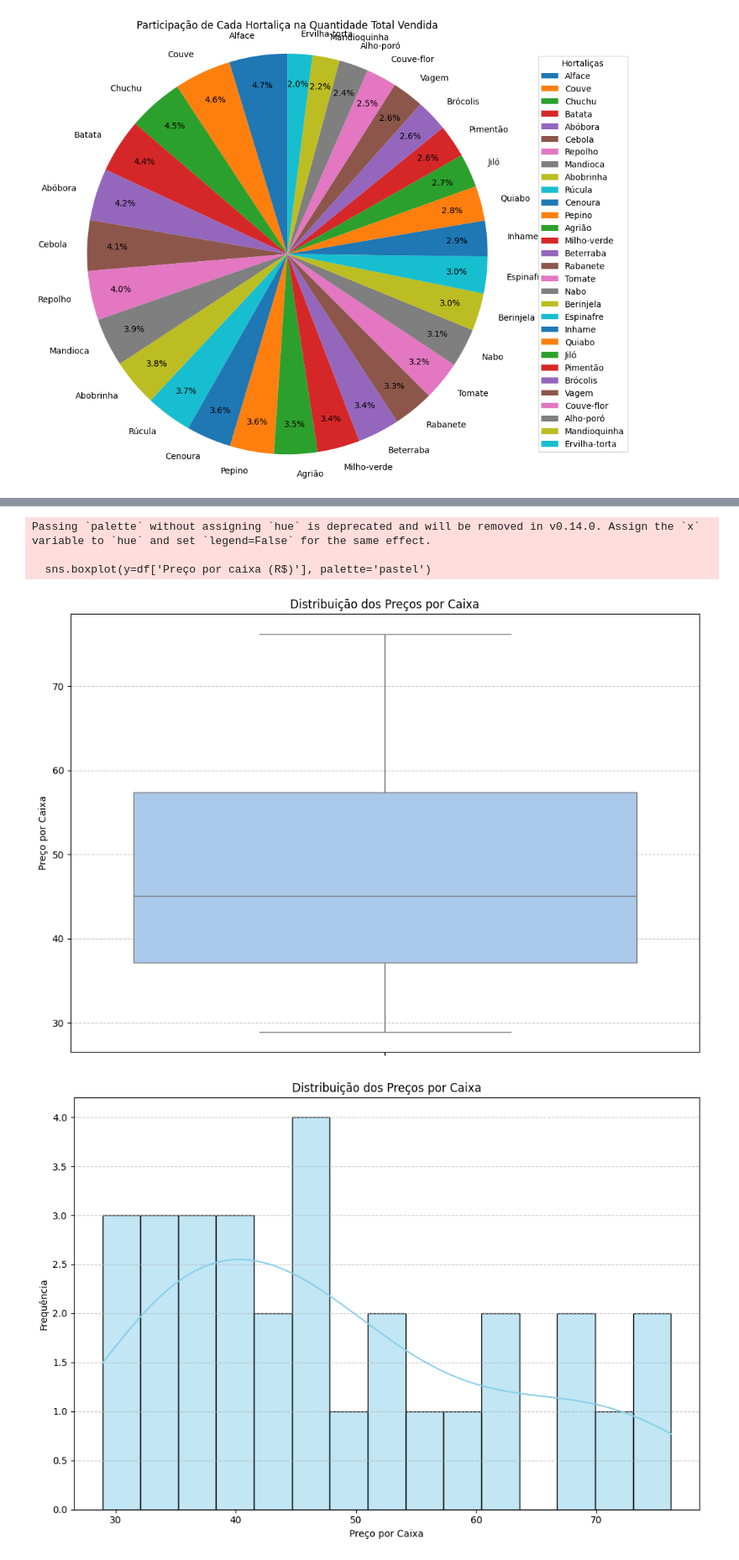
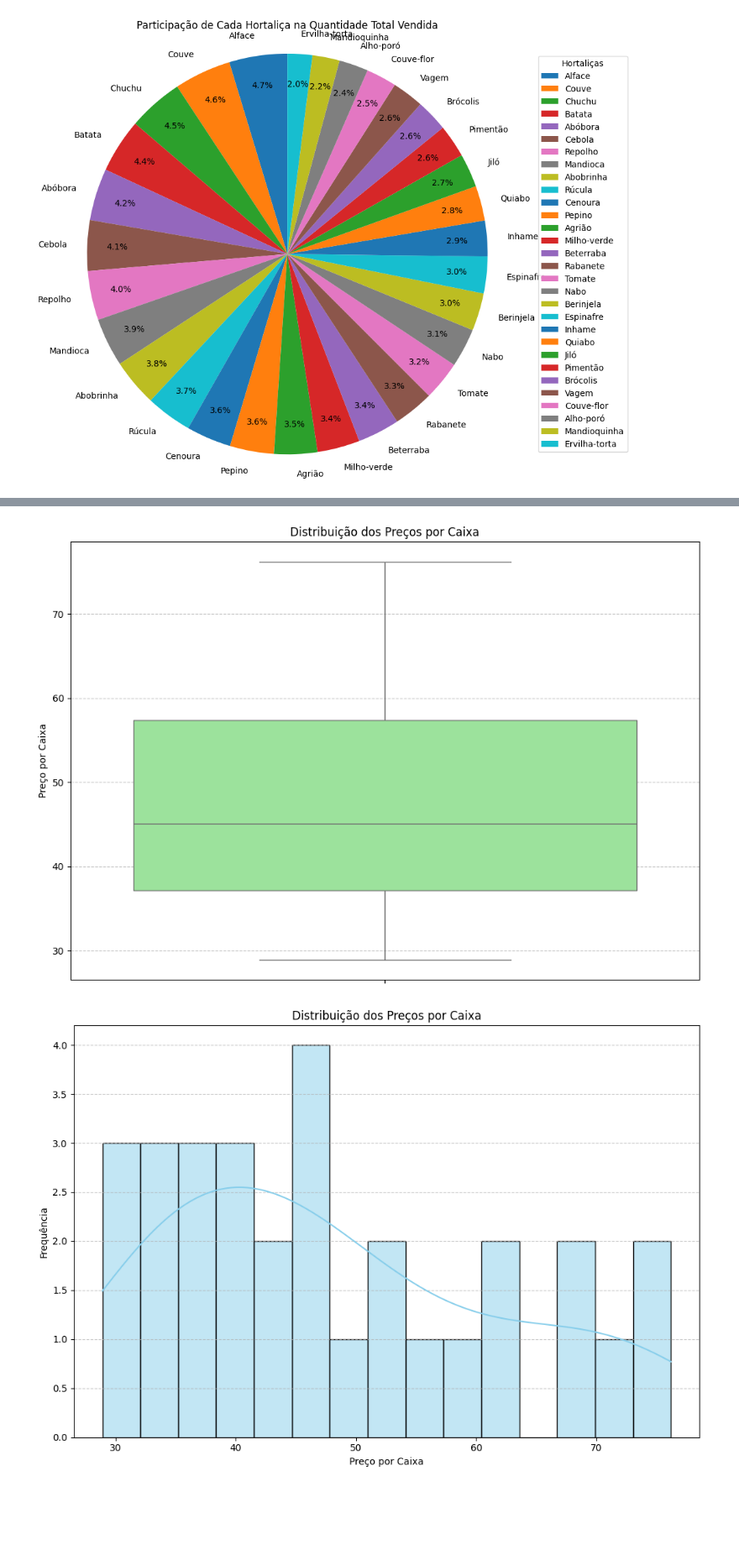
Before and after one commit to Grupo-LCE0212/Estatistica, a Jupyter notebook: Semana02.ipynb, the cells around one changed output, grey strips where cells are left out. Shown at 84% size. Drawn from its saved outputs; the diff is of its cells as text; code cells hidden in the pictures; blank space fills up the shorter version.

```diff
--- a/Semana02.ipynb
+++ b/Semana02.ipynb
@@ -65,18 +62,15 @@ Passing `palette` without assigning `hue` is deprecated and will be removed in v
 # %%
 # 3. Boxplot mostrando a distribuição dos preços por caixa
 
 plt.figure(figsize=(10, 7))
-sns.boxplot(y=df['Preço por caixa (R$)'], palette='pastel')
+sns.boxplot(y=df['Preço por caixa (R$)'], color='lightgreen') # Using color instead of palette for a single boxplot
 plt.title('Distribuição dos Preços por Caixa')
 plt.ylabel('Preço por Caixa')
 plt.grid(axis='y', linestyle='--', alpha=0.7)
 plt.tight_layout()
 plt.show()
 # %% [output]
-Passing `palette` without assigning `hue` is deprecated and will be removed in v0.14.0. Assign the `x` variable to `hue` and set `legend=False` for the same effect.
-
-  sns.boxplot(y=df['Preço por caixa (R$)'], palette='pastel')
-[figure, old version]
+[figure, new version]
 # %%
 # 4. Histograma mostrando a distribuição dos preços por caixa
 
```
Also changed, not shown: parts of 1 cell of this notebook.
